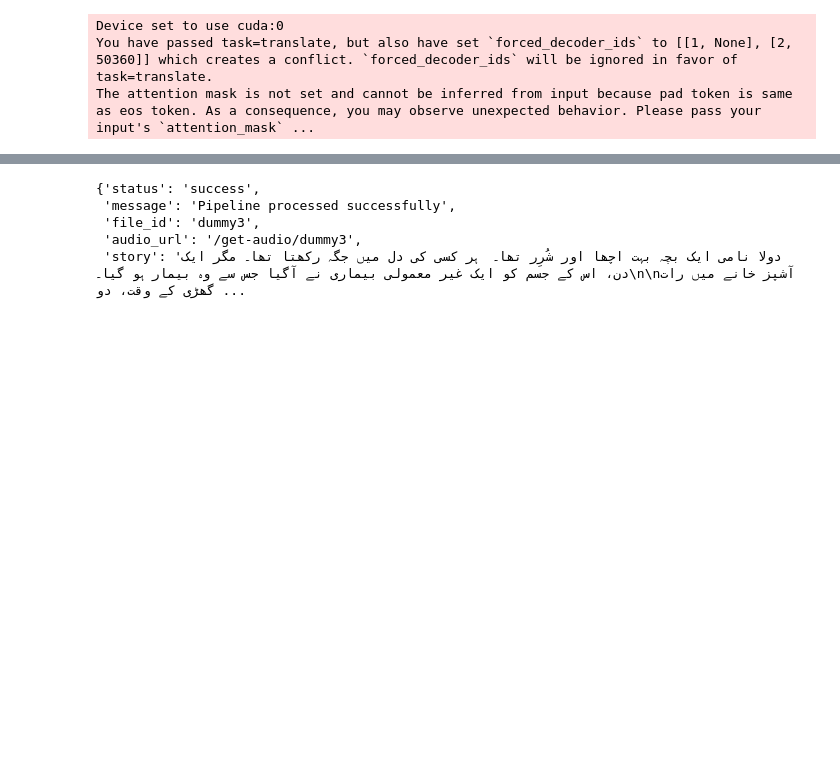
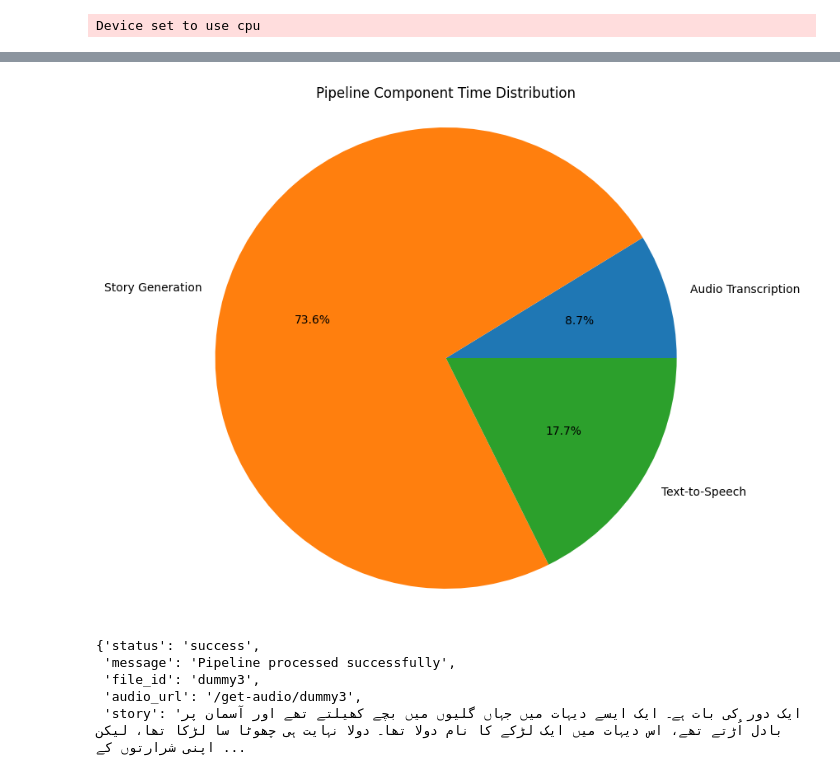
Before and after one commit to TalalHabib123/Udru-Storytelling--ASR-to-TTS, a Jupyter notebook: backend/talk_to_llmfinal.ipynb, the cells around one changed output, grey strips where cells are left out. Saved outputs shown, nothing was run; the diff lists cells and outputs as text; code cells hidden in the pictures; blank space fills up the shorter version.

```diff
--- a/backend/talk_to_llmfinal.ipynb
+++ b/backend/talk_to_llmfinal.ipynb
@@ -3,7 +3,38 @@ import requests
 import json
 from app.utils.audio.tts.audio_synthesis import translate_text_to_audio
 from app.utils.audio.asr.translate_audio import transcribe_audio
+import time
+import matplotlib.pyplot as plt
 
+
+def measure_time(func):
+    def wrapper(*args, **kwargs):
+        start_time = time.time()
+        result = func(*args, **kwargs)
+        end_time = time.time()
+        return result, end_time - start_time
+    return wrapper
+
+@measure_time
+def transcribe_audio_wrapper(file_path):
+    return transcribe_audio(file_path)
+
+
+@measure_time
+def translate_text_to_audio_wrapper(text, file_id):
+    return translate_text_to_audio(text, file_id)
+
+def visualize_pipeline_components(timings):
+    labels = ['Audio Transcription', 'Story Generation', 'Text-to-Speech']
+    sizes = [t for t in timings]
+
+    plt.figure(figsize=(10, 8))
+    plt.pie(sizes, labels=labels, autopct='%1.1f%%')
+    plt.axis('equal')
+    plt.title('Pipeline Component Time Distribution')
+    plt.show()
+
+@measure_time
 def query_llama_with_ollama(system_prompt, user_prompt):
     """
     Sends a prompt to LLaMA 3.2 via Ollama and streams the response.
@@ -13,29 +44,29 @@ def query_llama_with_ollama(system_prompt, user_prompt):
     payload = {
         "model": "gemma2",
         "prompt": full_prompt,
-        "stream": True
+        "stream": False,
     }
 
     try:
-        with requests.post(url, json=payload, stream=True) as response:
-            if response.status_code == 200:
-                for line in response.iter_lines():
-                    if line:
-                        decoded_line = line.decode('utf-8')
-                        json_line = json.loads(decoded_line)
-                        if 'response' in json_line:
-                            yield json_line['response']
+        response = requests.post(url, json=payload)
+        if response.status_code == 200:
+            decoded_response = response.json()
+            if 'response' in decoded_response:
+                return decoded_response['response']
             else:
-                print(f"Error: {response.status_code} - {response.text}")
-                yield f"Error: Failed to get response from LLaMA. Status code: {response.status_code}"
-
+                return "Error: No response field in the returned JSON."
+        else:
+            print(f"Error: {response.status_code} - {response.text}")
+            return f"Error: Failed to get response from LLaMA. Status code: {response.status_code}"
     except requests.exceptions.RequestException as e:
         print(f"Request error: {e}")
-        yield "Error: An error occurred while making the request."
+        return f"Error: An error occurred while making the request."
 
 def process_pipeline(file_path: str, file_id: str):
     try:
-        transcribed_audio = transcribe_audio(file_path)
+        timings = []
+        transcribed_audio , time_taken = transcribe_audio_wrapper(file_path)
+        timings.append(time_taken)
         if not transcribed_audio:
             raise Exception("Error transcribing audio")
         print(f"Transcribed audio: {transcribed_audio}")
@@ -47,23 +78,25 @@ def process_pipeline(file_path: str, file_id: str):
         Never end the story abruptly, and always conclude it logically.
         Absolutely never include a word that is not in Urdu font."""
 
-        theme = "horror"
+        theme = "comedic"
         topic = "  [ ایک شرارتی بلی] "
 
-        user_prompt = f"""تھییم: [{theme}]
+        user_prompt = f"""Theme: [{theme}]
         موضوع: [{transcribed_audio}]
         اب اردو رسم الخط میں کہانی لکھیں:"""
 
-        story = ""
-        for response in query_llama_with_ollama(system_prompt, user_prompt):
-            story += response
+        story,time_taken_story =  query_llama_with_ollama(system_prompt, user_prompt)
+        print(f"Story: {story}")
+        timings.append(time_taken_story)
 
-        audio_file_path = translate_text_to_audio(story, file_id)
+        audio_file_path,time_taken_audio = translate_text_to_audio_wrapper(story, file_id)
+        timings.append(time_taken_audio)
 
         if not audio_file_path:
             raise Exception("Error translating text to audio")
         print(f"Audio file path: {audio_file_path}")
 
+        visualize_pipeline_components(timings)
         response = {
             "status": "success",
             "message": "Pipeline processed successfully",
@@ -86,7 +119,5 @@ def process_pipeline(file_path: str, file_id: str):
 
 process_pipeline("test.ogg", "dummy3")
 # %% [output]
-Device set to use cuda:0
-You have passed task=translate, but also have set `forced_decoder_ids` to [[1, None], [2, 50360]] which creates a conflict. `forced_decoder_ids` will be ignored in favor of task=translate.
-The attention mask is not set and cannot be inferred from input because pad token is same as eos token. As a consequence, you may observe unexpected behavior. Please pass your input's `attention_mask` ...
+Device set to use cpu
 Transcribed audio:  ایک لڑکا جس کے نام دولا تھا اور وہ مرگیا تھا
@@ -93,6 +132,7 @@ Transcribed audio:  ایک لڑکا جس کے نام دولا تھا اور وہ
 Audio file path: synthesized_audio/dummy3.wav
+[figure, added]
 {'status': 'success',
  'message': 'Pipeline processed successfully',
  'file_id': 'dummy3',
  'audio_url': '/get-audio/dummy3',
- 'story': 'دولا نامی ایک بچہ بہت اچھا اور شُرِر تھا۔  ہر کسی کی دل میں جگہ رکھتا تھا۔ مگر ایک دن، اس کے جسم کو ایک غیر معمولی بیماری نے آگیا جس سے وہ بیمار ہو گیا۔\n\nآشپز خانے میں رات گھڑی کے وقت، دو ...
+ 'story': 'ایک دور کی بات ہے۔ ایک ایسے دیہات میں جہاں گلیوں میں بچے کھیلتے تھے اور آسمان پر بادل اُڑتے تھے، اس دیہات میں ایک لڑکے کا نام دولا تھا۔ دولا نہایت ہی چھوٹا سا لڑکا تھا، لیکن اپنی شرارتوں کے ...
```
Also changed, not shown: parts of 1 cell of this notebook, 30 other files.
